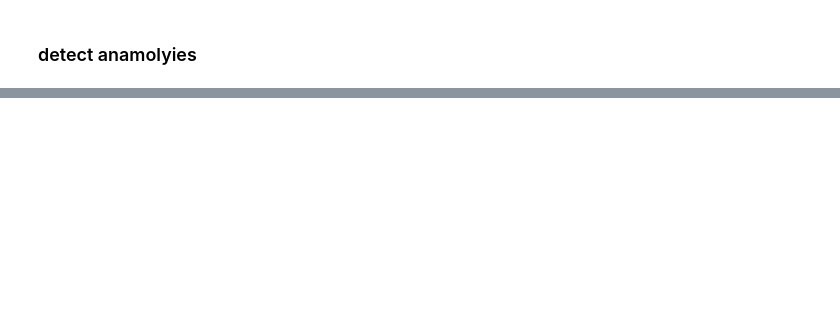
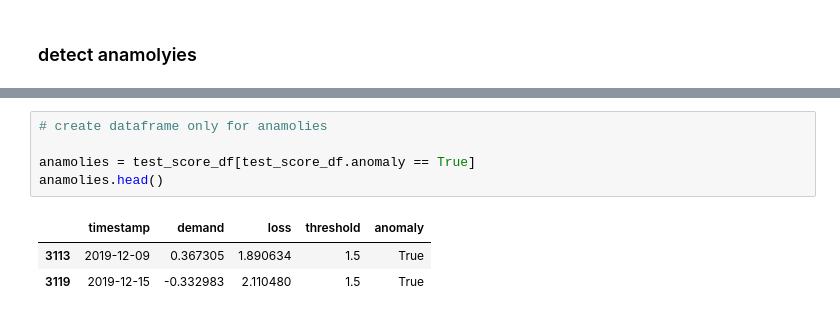
Before and after one commit to GDhasade/Time_Series_Analysis_NationalGrid_Data, a Jupyter notebook: Untitled.ipynb, the cells around one changed output, grey strips where cells are left out. Drawn from its saved outputs; the diff is of its cells as text; blank space fills up the shorter version.

```diff
--- a/Untitled.ipynb
+++ b/Untitled.ipynb
@@ -632,0 +665,9 @@ test_mae_loss = np.mean(np.abs(X_test_pred - X_test), axis=1)
+# %%
+# create dataframe only for anamolies
+
+anamolies = test_score_df[test_score_df.anomaly == True]
+anamolies.head()
+# %% [output]
+|  | timestamp | demand | loss | threshold | anomaly |
+| 3113 | 2019-12-09 | 0.367305 | 1.890634 | 1.5 | True |
+| 3119 | 2019-12-15 | -0.332983 | 2.110480 | 1.5 | True |
```
Also changed, not shown: parts of 8 cells of this notebook.
